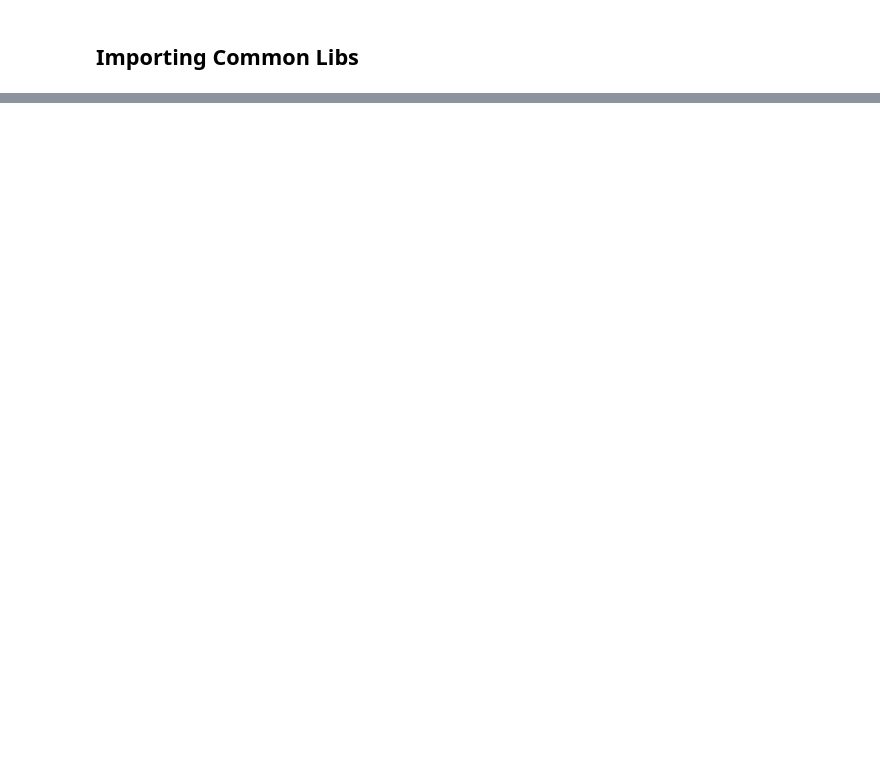
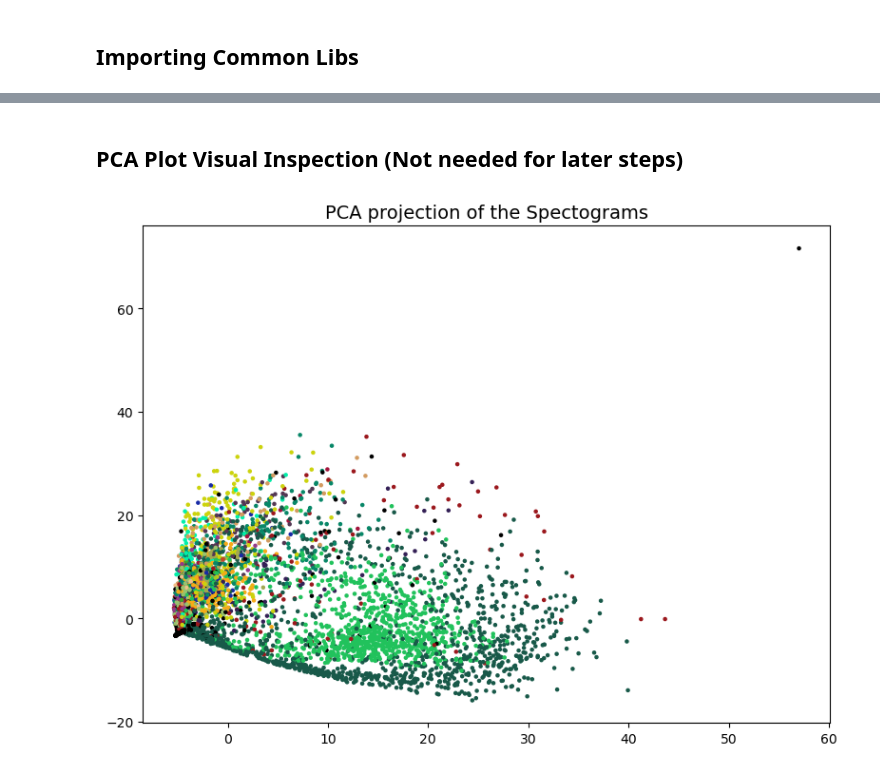
Before and after one commit to georgevenven/tweety_bert_paper, a Jupyter notebook: notebooks/Competing_Methods_FER.ipynb, the cells around one changed output, grey strips where cells are left out. Drawn from its saved outputs; the diff is of its cells as text; code cells hidden in the pictures; blank space fills up the shorter version.

```diff
--- a/notebooks/Competing_Methods_FER.ipynb
+++ b/notebooks/Competing_Methods_FER.ipynb
@@ -107,0 +124,75 @@ classifier_model = classifier_model.to(device)
+# %% [markdown]
+## PCA Plot Visual Inspection (Not needed for later steps)
+# %%
+import numpy as np
+import matplotlib.pyplot as plt
+from sklearn.decomposition import PCA
+import pickle
+
+reductions_dims = 2
+plot_figure = True
+
+list_of_data = []
+list_of_ground_truth = []
+
+for i, (data, ground_truth_label, _) in enumerate(test_loader):
+    # Remove channel dimension (used for convolutional layers)
+    data = data[:, 0, :, :]
+    # Permute dimensions
+    data = data.permute(0, 2, 1)
+    # Convert labels to indices
+    ground_truth_label = ground_truth_label.argmax(-1)
+    # Convert to numpy arrays
+    data = data.cpu().numpy()
+    ground_truth_label = ground_truth_label.cpu().numpy()
+    # Reshape labels
+    ground_truth_label = ground_truth_label.reshape(-1, 1)
+    data = data.reshape(-1, 1 * 196)
+    # Append to lists
+    list_of_data.append(data)
+    list_of_ground_truth.append(ground_truth_label)
+
+    # Break the loop after processing 101 batches
+    if i > 100:
+        break
+
+# Concatenate the lists
+list_of_data = np.concatenate(list_of_data, axis=0)
+list_of_ground_truth = np.concatenate(list_of_ground_truth, axis=0)
+
+# Randomly sample 10,000 points
+sample_indices = np.random.choice(list_of_data.shape[0], 10000, replace=False)
+list_of_data_sampled = list_of_data[sample_indices]
+list_of_ground_truth_sampled = list_of_ground_truth[sample_indices]
+
+# Load color map data
+file_path = "/home/george-vengrovski/Documents/projects/tweety_bert_cluster/project/category_colors_llb3.pkl"
+with open(file_path, 'rb') as file:
+    color_map_data = pickle.load(file)
+
+# Map labels to colors
+label_to_color = {label: tuple(color) for label, color in color_map_data.items()}
+
+# Prepare colors for plotting points
+colors_for_points = []
+for label_row in list_of_ground_truth_sampled:
+    if label_row.ndim > 0:
+        row_colors = [label_to_color[int(lbl)] for lbl in label_row]
+        avg_color = np.mean(row_colors, axis=0)
+    else:
+        avg_color = label_to_color[int(label_row)]
+    colors_for_points.append(avg_color)
+
+# Initialize and apply PCA
+pca = PCA(n_components=reductions_dims, random_state=42)
+embedding_outputs = pca.fit_transform(list_of_data_sampled)
+
+# Plot if conditions are met
+if reductions_dims == 2 and plot_figure == True:
+    fig = plt.figure(figsize=(8, 6))
+    plt.scatter(embedding_outputs[:, 0], embedding_outputs[:, 1], s=5, c=colors_for_points)
+    plt.title('PCA projection of the Spectograms', fontsize=14)
+    plt.tight_layout()
+    plt.show()
+# %% [output]
+[figure, added]
```
Also changed, not shown: parts of 16 cells of this notebook, 7 other files.
